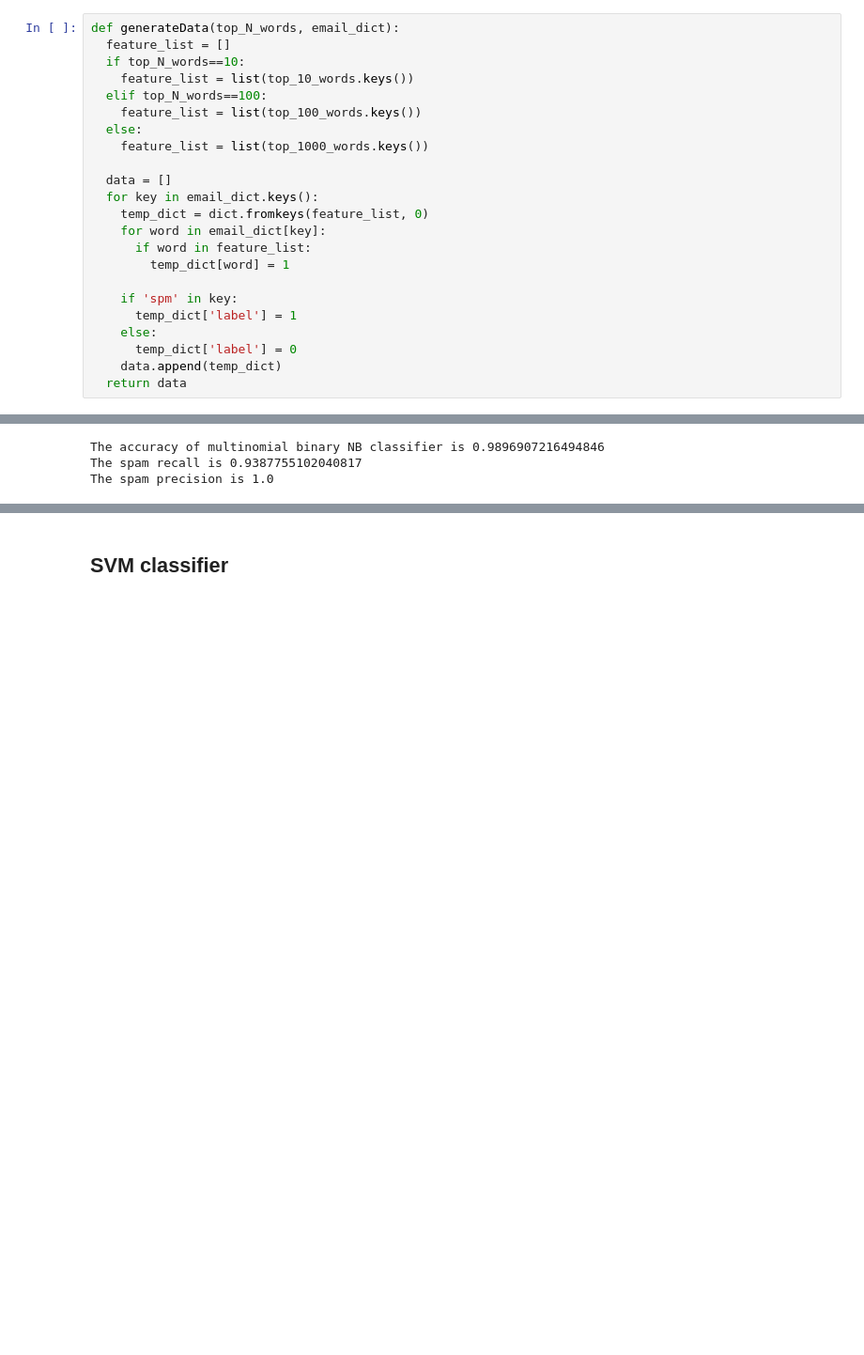
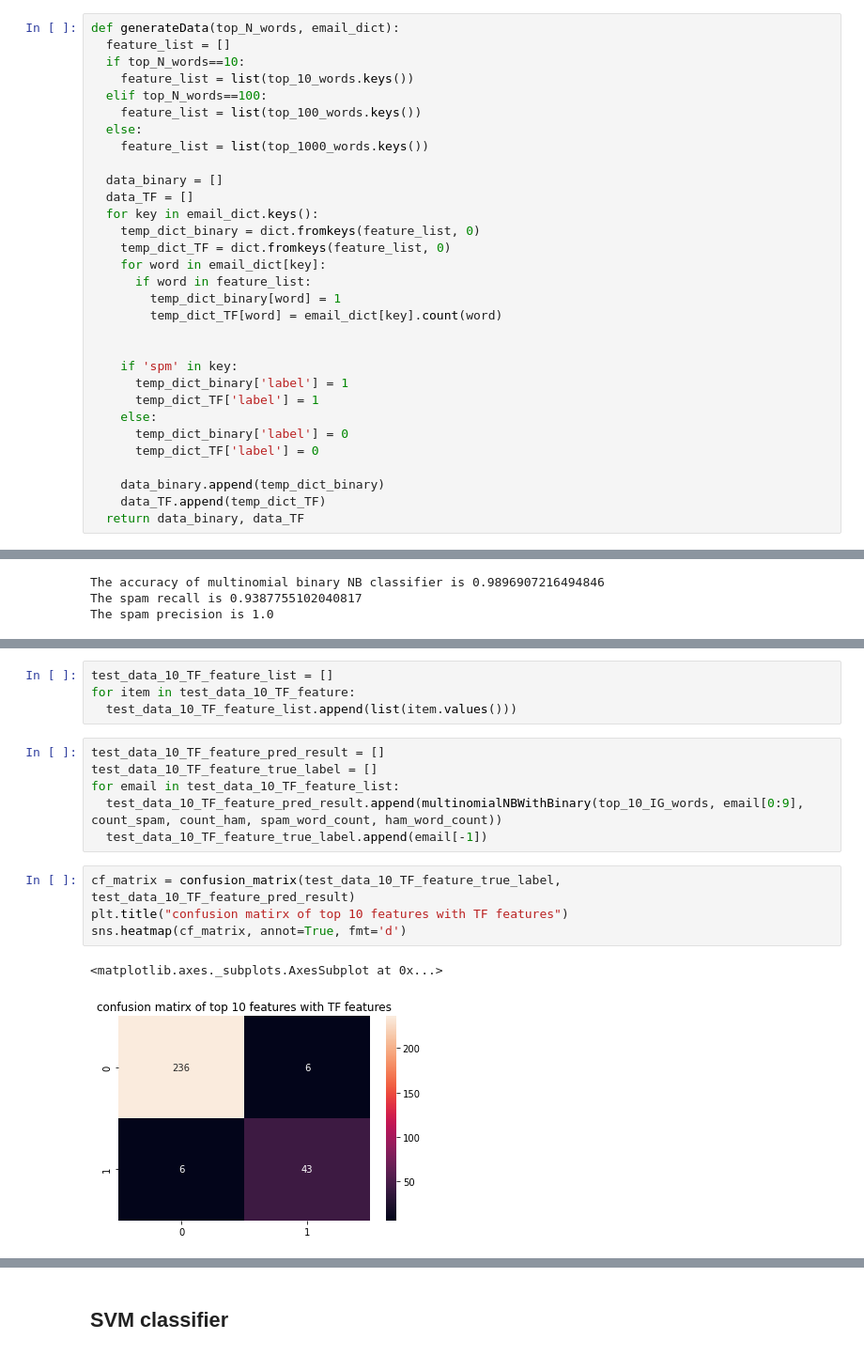
Before and after one commit to yeb2Binfang/ECE-GY-9163-ML-cyber, a Jupyter notebook: Lab/MLSec_Lab1.ipynb, the cells around one changed output, grey strips where cells are left out. Shown at 94% size. Drawn from its saved outputs; the diff is of its cells as text; blank space fills up the shorter version.

```diff
--- a/Lab/MLSec_Lab1.ipynb
+++ b/Lab/MLSec_Lab1.ipynb
@@ -407,19 +407,27 @@ def generateData(top_N_words, email_dict):
   else:
     feature_list = list(top_1000_words.keys())
 
-  data = []
+  data_binary = []
+  data_TF = []
   for key in email_dict.keys():
-    temp_dict = dict.fromkeys(feature_list, 0)
+    temp_dict_binary = dict.fromkeys(feature_list, 0)
+    temp_dict_TF = dict.fromkeys(feature_list, 0)
     for word in email_dict[key]:
       if word in feature_list:
-        temp_dict[word] = 1
+        temp_dict_binary[word] = 1
+        temp_dict_TF[word] = email_dict[key].count(word)
+
 
     if 'spm' in key:
-      temp_dict['label'] = 1
+      temp_dict_binary['label'] = 1
+      temp_dict_TF['label'] = 1
     else:
-      temp_dict['label'] = 0
-    data.append(temp_dict)
-  return data
+      temp_dict_binary['label'] = 0
+      temp_dict_TF['label'] = 0
+
+    data_binary.append(temp_dict_binary)
+    data_TF.append(temp_dict_TF)
+  return data_binary, data_TF
 # %%
 train_spam_email_dict, train_ham_email_dict = separateSpamAndHam(train_lemm_stop, all_data)
 test_spam_email_dict, test_ham_email_dict = separateSpamAndHam(test_lemm_stop, all_data)
@@ -707,0 +772,17 @@ The spam precision is 1.0
+# %%
+test_data_10_TF_feature_list = []
+for item in test_data_10_TF_feature:
+  test_data_10_TF_feature_list.append(list(item.values()))
+# %%
+test_data_10_TF_feature_pred_result = []
+test_data_10_TF_feature_true_label = []
+for email in test_data_10_TF_feature_list:
+  test_data_10_TF_feature_pred_result.append(multinomialNBWithBinary(top_10_IG_words, email[0:9], count_spam, count_ham, spam_word_count, ham_word_count))
+  test_data_10_TF_feature_true_label.append(email[-1])
+# %%
+cf_matrix = confusion_matrix(test_data_10_TF_feature_true_label, test_data_10_TF_feature_pred_result)
+plt.title("confusion matirx of top 10 features with TF features")
+sns.heatmap(cf_matrix, annot=True, fmt='d')
+# %% [output]
+<matplotlib.axes._subplots.AxesSubplot at 0x...>
+[figure, added]
```
Also changed, not shown: parts of 27 cells of this notebook.
